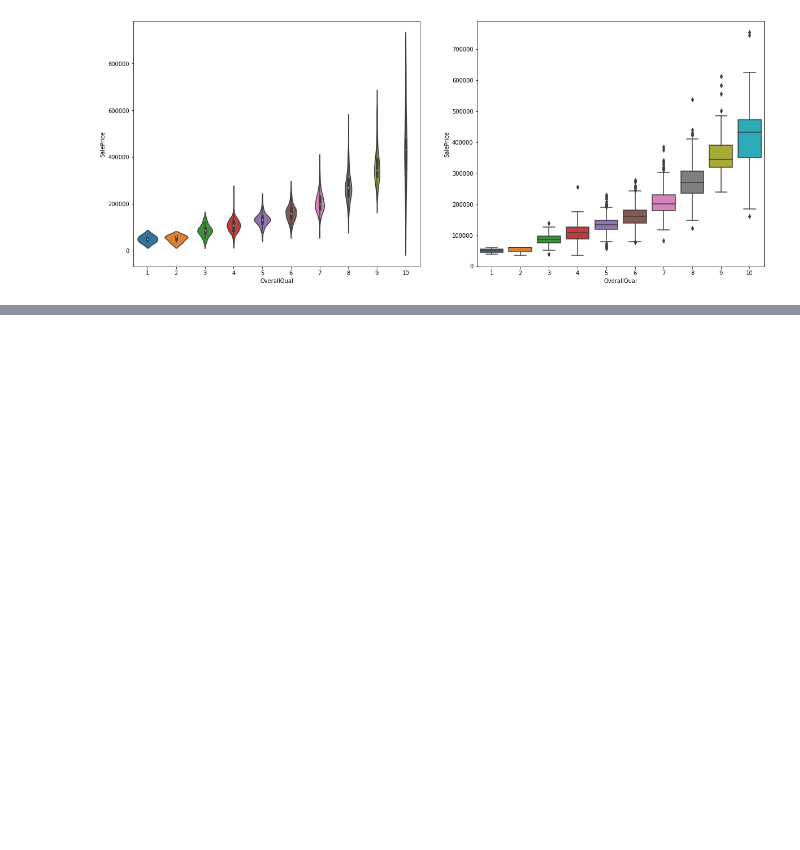
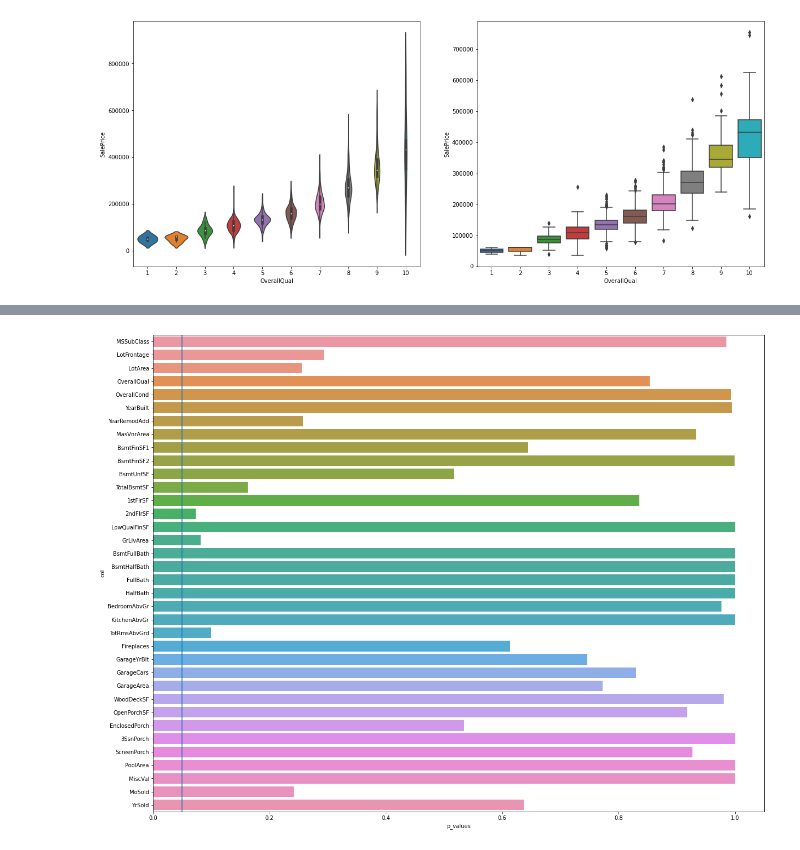
Before and after one commit to Armenian-Data-Science-Community/house-price-prediction, a Jupyter notebook: notebooks/eda.ipynb, the cells around one changed output, grey strips where cells are left out. Saved outputs shown, nothing was run; the diff lists cells and outputs as text; code cells hidden in the pictures; blank space fills up the shorter version.

```diff
--- a/notebooks/eda.ipynb
+++ b/notebooks/eda.ipynb
@@ -123,0 +99,11 @@ data.shape
+# %%
+dist_diffs = {'col': [], 'p_values': []}
+for ncol in numeric_columns:
+    dist_diffs['col'].append(ncol)
+    dist_diffs['p_values'].append(stats.ks_2samp(data[data.ds=='train'][ncol], data[data.ds=='test'][ncol])[1])
+
+plt.figure(figsize=(20, 16))
+sns.barplot(y='col', x='p_values', data=pd.DataFrame(dist_diffs))
+plt.axvline(0.05);
+# %% [output]
+[figure, added]
```
Also changed, not shown: parts of 15 cells of this notebook.
